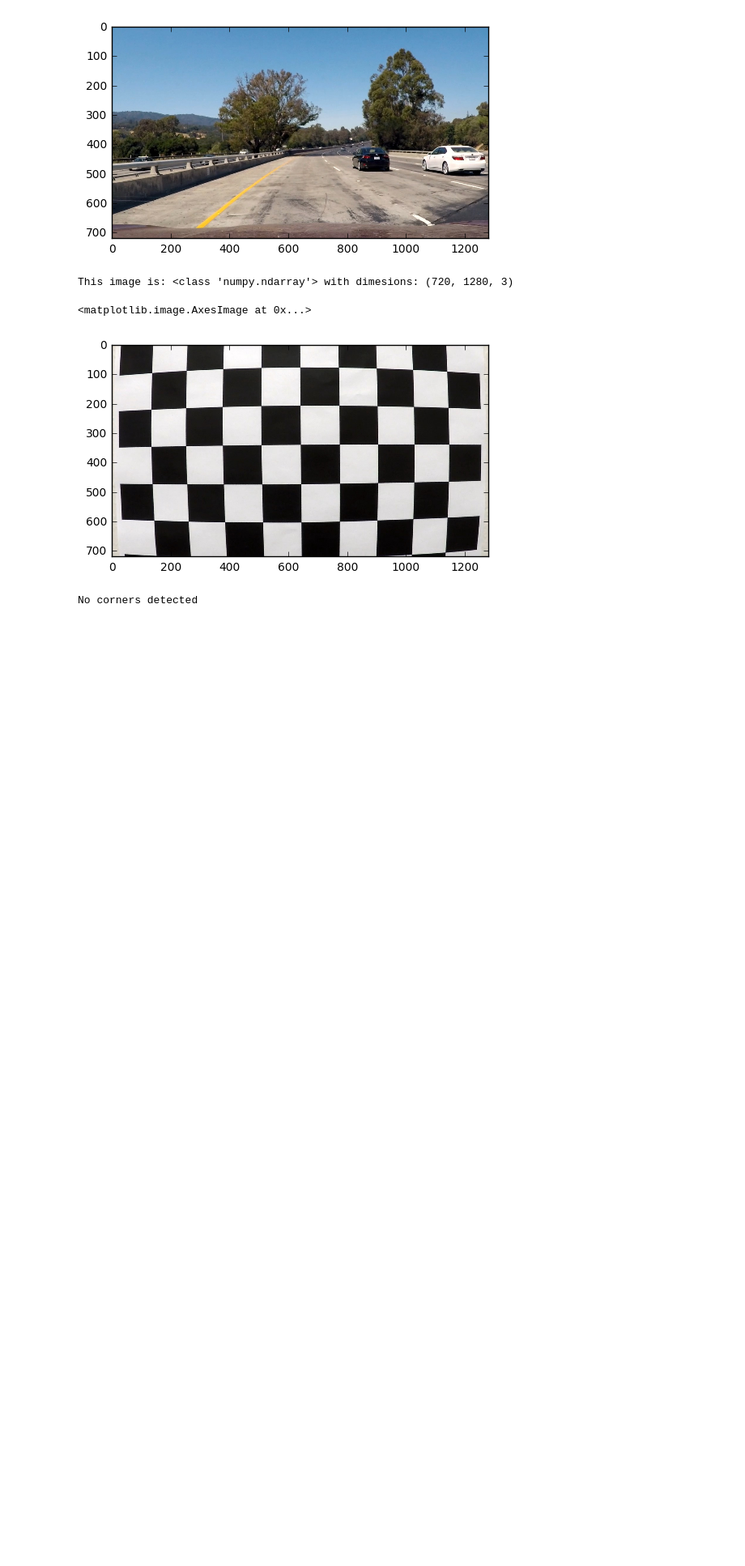
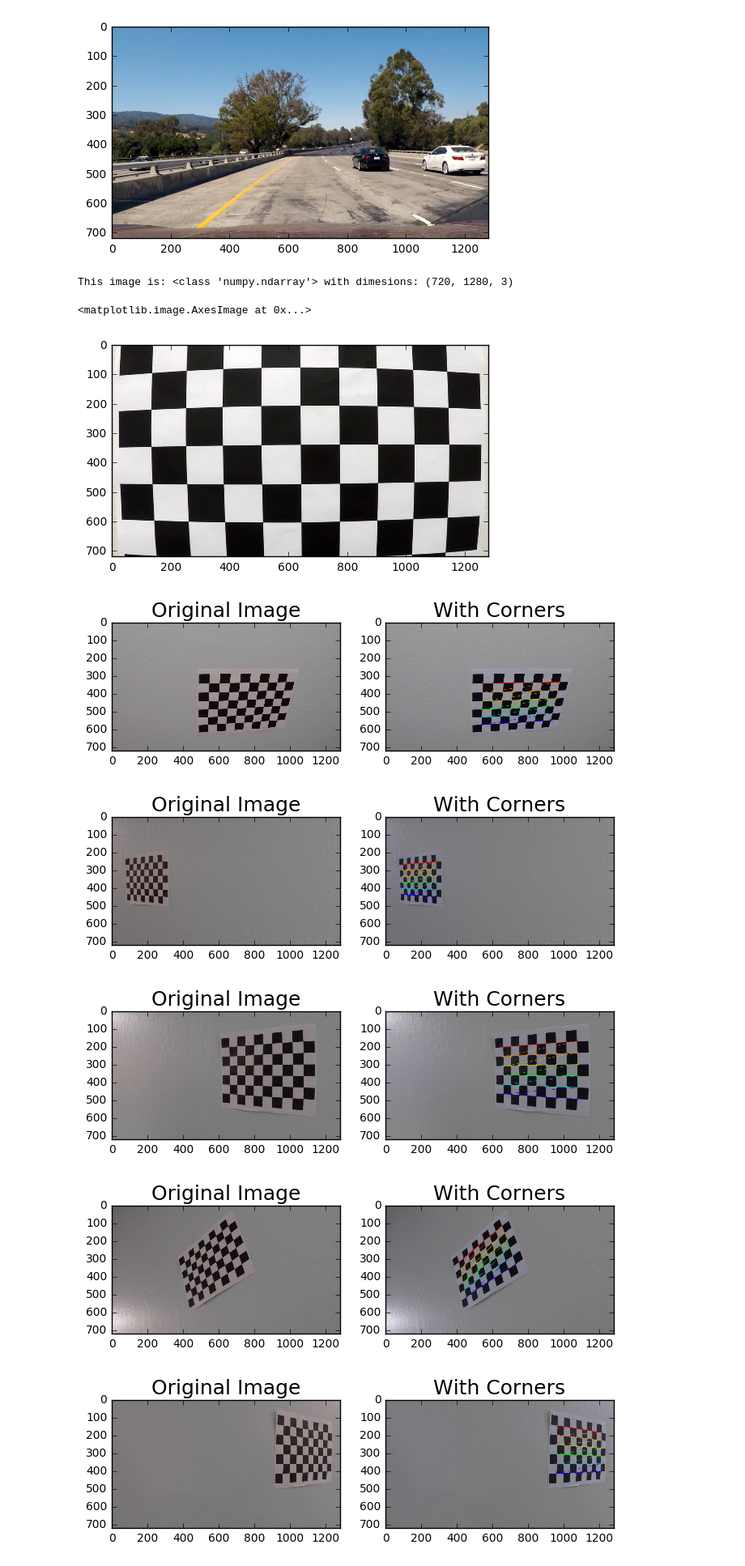
Before and after one commit to rockwellwindsor/SD-CARND-P4-Advanced-Lane-Finding, a Jupyter notebook: Advanced-Lane-Finding.ipynb, the cells around one changed output. Shown at 81% size. Drawn from its saved outputs; the diff is of its cells as text; code cells hidden in the pictures; blank space fills up the shorter version.

```diff
--- a/Advanced-Lane-Finding.ipynb
+++ b/Advanced-Lane-Finding.ipynb
@@ -40,26 +40,38 @@ plt.imshow(cal_image)  #call as plt.imshow(gray, cmap='gray') to show a grayscal
 This image is: <class 'numpy.ndarray'> with dimesions: (720, 1280, 3)
 <matplotlib.image.AxesImage at 0x...>
 [figure]
-# %%
-obj_points = [] # 3D points in real world space
-img_points = [] # 2D points in image plane
-
-nx = 9
-ny = 6
-
-# Convert to grayscale
-gray = grayscale(cal_image)
-
-# Find Chessboard corners
-ret, corners = cv2.findChessboardCorners(gray, (nx, ny), None)
-
-# If corners are detected
-if ret == True:
-    obj_points.append(obj_p)
-    img_points.append(corners)
-    cal_image = cv2.drawChessboardCorners(cal_image, (nx,ny), corners, ret)
-    plt.imshow(cal_image_test)
-else:
-    print('No corners detected')
-# %% [output]
-No corners detected
+# %%
+# Calibrate Camera
+objp = np.zeros((6*9,3), np.float32)
+objp[:,:2] = np.mgrid[0:9, 0:6].T.reshape(-1,2)
+
+objpoints = [] # 3d points in real world space
+imgpoints = [] # 2d points in image plane.
+
+images = glob.glob('camera_cal/calibration*.jpg')
+
+for image, fname in enumerate(images):
+    img = cv2.imread(fname)
+    gray = grayscale(img)
+
+    # Find the chessboard corners
+    ret, corners = cv2.findChessboardCorners(gray, (9,6), None)
+
+    # If found, add object points, image points
+    if ret == True:
+        objpoints.append(objp)
+        imgpoints.append(corners)
+
+        # Draw and display the corners
+        cv2.drawChessboardCorners(img, (9,6), corners, ret)
+        f, (ax1, ax2) = plt.subplots(1, 2, figsize=(8,4))
+        ax1.imshow(cv2.cvtColor(mpimg.imread(fname), cv2.COLOR_BGR2RGB))
+        ax1.set_title('Original Image', fontsize=18)
+        ax2.imshow(cv2.cvtColor(img, cv2.COLOR_BGR2RGB))
+        ax2.set_title('With Corners', fontsize=18)
+# %% [output]
+[figure, added]
+[figure, added]
+[figure, added]
+[figure, added]
+[figure, added]
```
Also changed, not shown: parts of 1 cell of this notebook.
